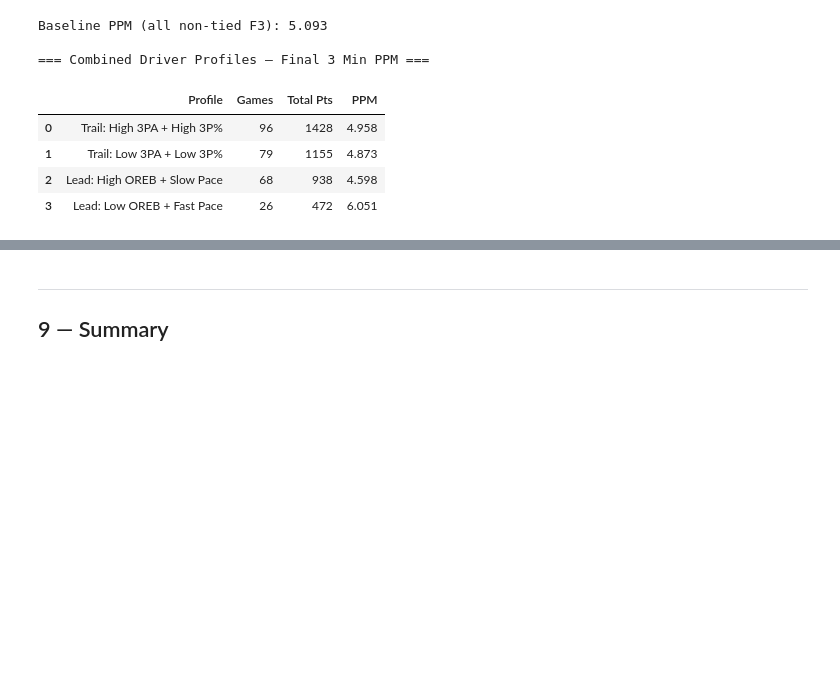
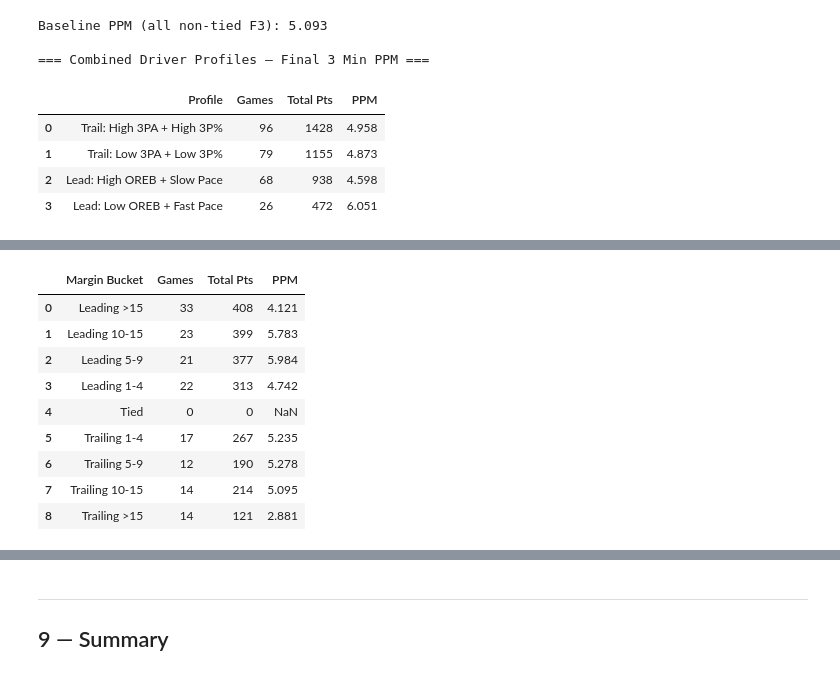
Before and after one commit to roosterpropertycare/ncaam_ou_final_mins, a Jupyter notebook: 04_driver_analysis.ipynb, the cells around one changed output, grey strips where cells are left out. Drawn from its saved outputs; the diff is of its cells as text; code cells hidden in the pictures; blank space fills up the shorter version.

```diff
--- a/04_driver_analysis.ipynb
+++ b/04_driver_analysis.ipynb
@@ -750,0 +867,76 @@ Baseline PPM (all non-tied F3): 5.093
+# %%
+# ── 5-Minute Snapshot (same pattern as the 3-min snapshot) ──
+entry_5 = get_entry_info(reg, 300)
+entry_5['margin_bucket'] = entry_5['margin'].apply(margin_bucket)
+
+entry_5['leading_team_id'] = np.where(
+    entry_5['margin'] > 0, entry_5['home_team_id'],
+    np.where(entry_5['margin'] < 0, entry_5['away_team_id'], np.nan)
+)
+entry_5['trailing_team_id'] = np.where(
+    entry_5['margin'] > 0, entry_5['away_team_id'],
+    np.where(entry_5['margin'] < 0, entry_5['home_team_id'], np.nan)
+)
+
+entry_5_lt = entry_5[entry_5['margin'] != 0].copy()
+entry_5_lt['abs_margin'] = entry_5_lt['margin'].abs()
+
+# Map driver quartiles onto the 5-min snapshot
+for q_name, lookup in driver_lookups.items():
+    entry_5_lt[f'lead_{q_name}'] = entry_5_lt['leading_team_id'].map(lookup)
+    entry_5_lt[f'trail_{q_name}'] = entry_5_lt['trailing_team_id'].map(lookup)
+
+# 5-min scoring events
+scoring_5 = reg[(reg['scoring_play'] == True) & (reg['secs_remaining'] <= 300)].copy()
+scoring_5['entry_bucket'] = scoring_5['game_id'].map(entry_5['margin_bucket'])
+scoring_5 = scoring_5.dropna(subset=['entry_bucket'])
+scoring_5_lt = scoring_5[scoring_5['game_id'].isin(entry_5_lt.index)].copy()
+
+print(f'5-min snapshot: {len(entry_5_lt):,} non-tied games, '
+      f'{len(scoring_5_lt):,} scoring events')
+
+# ── Team Profile Filter ──
+def apply_profile_mask(df):
+    return (
+        (df['trail_Pace Q'].isin(['Q2', 'Q3', 'Q4 (Slow)'])) &
+        (df['lead_Pace Q'].isin(['Q2', 'Q3', 'Q4 (Slow)'])) &
+        (df['trail_3P% Q'].isin(['Q3', 'Q4 (Low)'])) &
+        (df['lead_OREB Q'].isin(['Q3', 'Q4 (Low)']))
+    )
+
+profile_3_games = set(entry_3_lt[apply_profile_mask(entry_3_lt)].index)
+profile_5_games = set(entry_5_lt[apply_profile_mask(entry_5_lt)].index)
+
+print(f'Profile matches — 3-min: {len(profile_3_games)} games, '
+      f'5-min: {len(profile_5_games)} games')
+
+# ── PPM by Margin Bucket ──
+def compute_profile_ppm(profile_ids, scoring_df, window_mins, snapshot_entry):
+    rows = []
+    for bucket in BUCKET_ORDER:
+        bucket_ids = [g for g in profile_ids
+                      if snapshot_entry.loc[g, 'margin_bucket'] == bucket]
+        n_g = len(bucket_ids)
+        if n_g == 0:
+            rows.append({'Margin Bucket': bucket, 'Games': 0,
+                         'Total Pts': 0, 'PPM': np.nan})
+            continue
+        pts = scoring_df[scoring_df['game_id'].isin(bucket_ids)]['score_value'].sum()
+        ppm = pts / (n_g * window_mins)
+        rows.append({'Margin Bucket': bucket, 'Games': n_g,
+                     'Total Pts': int(pts), 'PPM': round(ppm, 3)})
+    return pd.DataFrame(rows)
+
+ppm_3 = compute_profile_ppm(profile_3_games, scoring_3_lt, 3, entry_3_lt)
+ppm_5 = compute_profile_ppm(profile_5_games, scoring_5_lt, 5, entry_5_lt)
+
+# Baselines
+baseline_3_ppm = scoring_3_lt['score_value'].sum() / (len(entry_3_lt) * 3)
+baseline_5_ppm = scoring_5_lt['score_value'].sum() / (len(entry_5_lt) * 5)
+print(f'\nBaseline PPM — 3-min: {baseline_3_ppm:.3f},  5-min: {baseline_5_ppm:.3f}')
+
+print('\n=== Profile PPM by Margin Bucket — 3-Minute Snapshot ===')
+display(ppm_3)
+print('\n=== Profile PPM by Margin Bucket — 5-Minute Snapshot ===')
+display(ppm_5)
+# %% [output]
@@ -750,0 +949,10 @@ Baseline PPM (all non-tied F3): 5.093
+|  | Margin Bucket | Games | Total Pts | PPM |
+| 0 | Leading >15 | 33 | 408 | 4.121 |
+| 1 | Leading 10-15 | 23 | 399 | 5.783 |
+| 2 | Leading 5-9 | 21 | 377 | 5.984 |
+| 3 | Leading 1-4 | 22 | 313 | 4.742 |
+| 4 | Tied | 0 | 0 | NaN |
+| 5 | Trailing 1-4 | 17 | 267 | 5.235 |
+| 6 | Trailing 5-9 | 12 | 190 | 5.278 |
+| 7 | Trailing 10-15 | 14 | 214 | 5.095 |
+| 8 | Trailing >15 | 14 | 121 | 2.881 |
```
Also changed, not shown: parts of 9 cells of this notebook, 8 other files.
